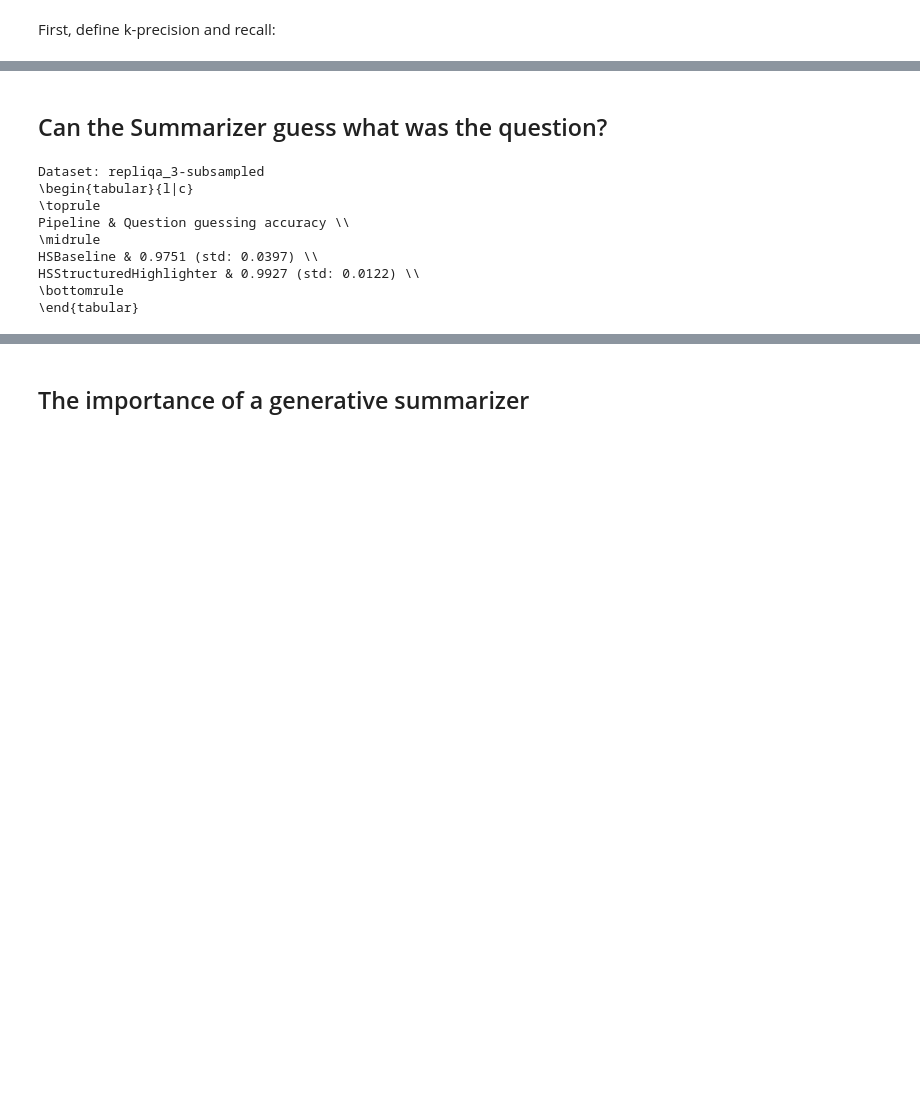
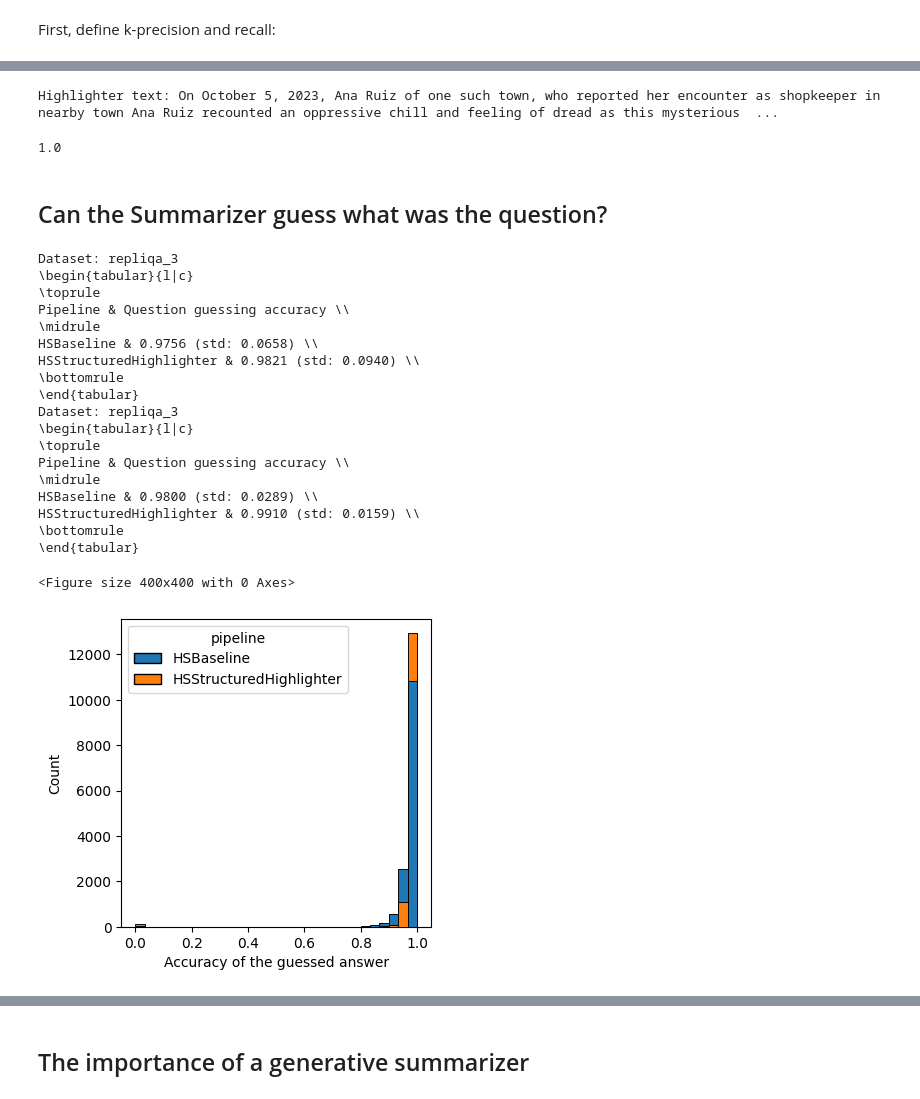
Before and after one commit to microsoft/highlight-summarize, a Jupyter notebook: data-analysis.ipynb, the cells around one changed output, grey strips where cells are left out. Drawn from its saved outputs; the diff is of its cells as text; code cells hidden in the pictures; blank space fills up the shorter version.

```diff
--- a/data-analysis.ipynb
+++ b/data-analysis.ipynb
@@ -193,3 +304,8 @@ HSStructuredHighlighter & 0.9915 (std: 0.0142) \\
+# %%
+compute_highlighter_precision(df.iloc[np.where(pd.isnull(pipeline_df.summarizer_llm_guessed_question))].iloc[0])
+# %% [output]
+Highlighter text: On October 5, 2023, Ana Ruiz of one such town, who reported her encounter as shopkeeper in nearby town Ana Ruiz recounted an oppressive chill and feeling of dread as this mysterious  ...
+1.0
 # %% [markdown]
 ## Can the Summarizer guess what was the question?
 # %%
@@ -206,37 +322,82 @@ def evaluate_summarizer_on_question(row):
         return 0.0
     return ref_answer_recall(row["question"], guessed_question)
 
+plt.figure(figsize=(4, 4))
 for dataset_name, df in results_df.items():
     if not "repliqa" in dataset_name:
         continue
     # Filter out no-answer predictions.
     df = df[df.pipeline != "QAEvaluator"]
     df = df[df.answer != NOANSWER_PRED]
 
     df["guess_prediction_accuracy"] = df.apply(
         lambda x: compute_highlighter_precision(x),
         axis=1
     )
 
+    # All included
     print(f"Dataset: {dataset_name}")
     print(f"\\begin{{tabular}}{{l|c}}")
     print("\\toprule")
     print(f"Pipeline & Question guessing accuracy \\\\")
     print("\\midrule")
     for pipeline in df.pipeline.unique():
         pipeline_df = df[df.pipeline == pipeline]
         if len(pipeline_df) == 0:
             continue
         print(f"{pipeline} & {pipeline_df['guess_prediction_accuracy'].mean():.4f} (std: {pipeline_df['guess_prediction_accuracy'].std():.4f}) \\\\")
     print("\\bottomrule")
     print(f"\\end{{tabular}}")
+
+    # Only those for which the summarizer returned something.
+    print(f"Dataset: {dataset_name}")
+    print(f"\\begin{{tabular}}{{l|c}}")
+    print("\\toprule")
+    print(f"Pipeline & Question guessing accuracy \\\\")
+    print("\\midrule")
+    for pipeline in df.pipeline.unique():
+        pipeline_df = df[df.pipeline == pipeline]
+        pipeline_df = pipeline_df.iloc[np.where(~pd.isnull(pipeline_df.summarizer_llm_guessed_question))]
+        if len(pipeline_df) == 0:
+            continue
+        print(f"{pipeline} & {pipeline_df['guess_prediction_accuracy'].mean():.4f} (std: {pipeline_df['guess_prediction_accuracy'].std():.4f}) \\\\")
+    print("\\bottomrule")
+    print(f"\\end{{tabular}}")
+
+    plt.figure(figsize=(4, 4))
+    ax = sns.histplot(
+            data=df,
+            x="guess_prediction_accuracy",
+            hue="pipeline",
+            stat="count",
+            bins=30,
+            alpha=1,
+        )
+
+    for bar0, bar1 in zip(ax.containers[0], ax.containers[1]):
+        order = np.argsort([bar0.get_height(), bar1.get_height()])
+        bar0.set_zorder(4 - order[0])
+        bar1.set_zorder(4 - order[1])
+
+    ax.set_xlabel("Accuracy of the guessed answer")
 # %% [output]
-Dataset: repliqa_3-subsampled
+Dataset: repliqa_3
 \begin{tabular}{l|c}
 \toprule
 Pipeline & Question guessing accuracy \\
 \midrule
-HSBaseline & 0.9751 (std: 0.0397) \\
-HSStructuredHighlighter & 0.9927 (std: 0.0122) \\
+HSBaseline & 0.9756 (std: 0.0658) \\
+HSStructuredHighlighter & 0.9821 (std: 0.0940) \\
 \bottomrule
 \end{tabular}
+Dataset: repliqa_3
+\begin{tabular}{l|c}
+\toprule
+Pipeline & Question guessing accuracy \\
+\midrule
+HSBaseline & 0.9800 (std: 0.0289) \\
+HSStructuredHighlighter & 0.9910 (std: 0.0159) \\
+\bottomrule
+\end{tabular}
+<Figure size 400x400 with 0 Axes>
+[figure, added]
```
Also changed, not shown: parts of 15 cells of this notebook.
